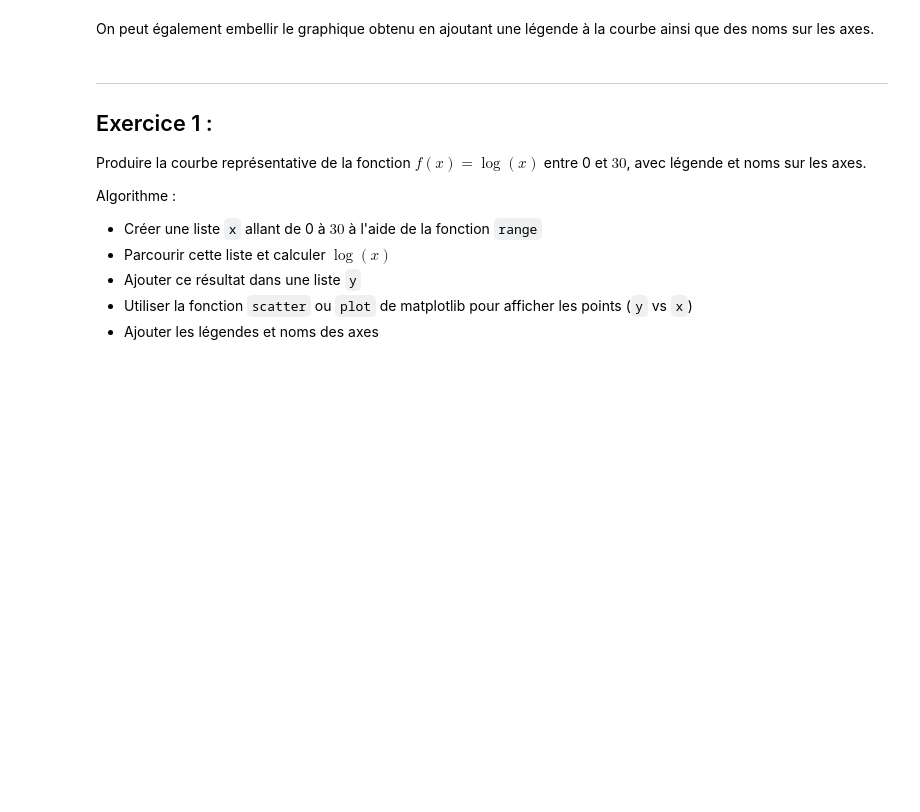
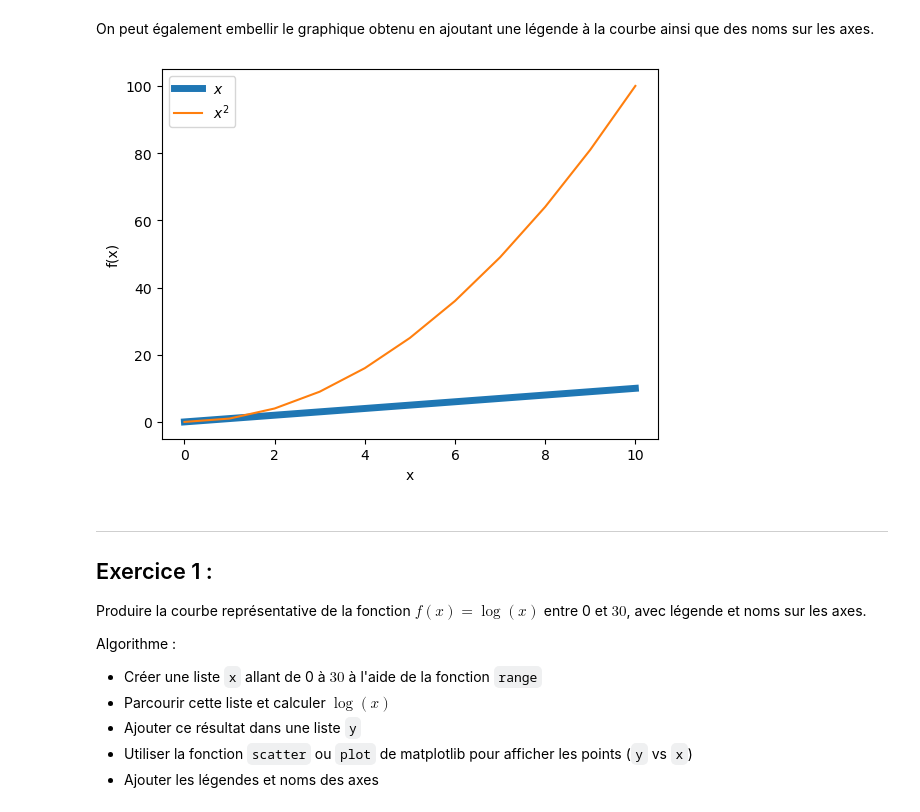
Before and after one commit to gimau/IntroPython, a Jupyter notebook: TD8.ipynb, the cells around one changed output. Saved outputs shown, nothing was run; the diff lists cells and outputs as text; code cells hidden in the pictures; blank space fills up the shorter version.

```diff
--- a/TD8.ipynb
+++ b/TD8.ipynb
@@ -32,11 +36,14 @@ plt.show()  # on affiche le graphique
 # %% [markdown]
 On peut également embellir le graphique obtenu en ajoutant une légende à la courbe ainsi que des noms sur les axes.
 # %%
-plt.plot(x, y, label="x^2")
+plt.plot(x, x, label="$x$", linewidth=5)
+plt.plot(x, y, label="$x^2$")
 plt.legend()
 plt.xlabel("x")
 plt.ylabel("f(x)")
 plt.show()
+# %% [output]
+[figure, added]
 # %% [markdown]
 ---
 ## Exercice 1 :
```
Also changed, not shown: parts of 3 cells of this notebook, 19 other files.
